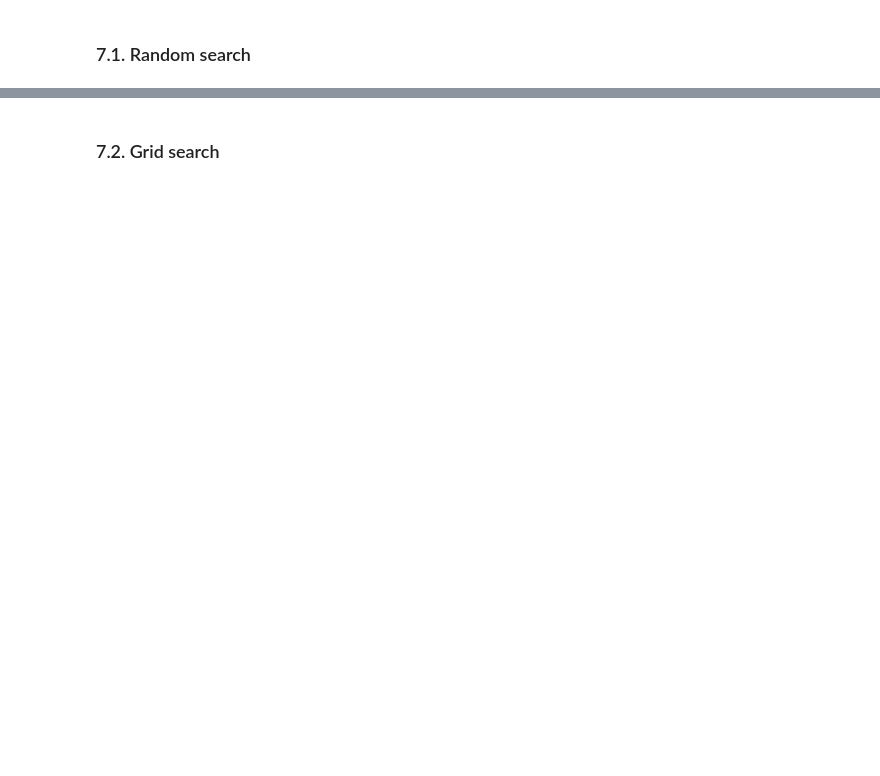
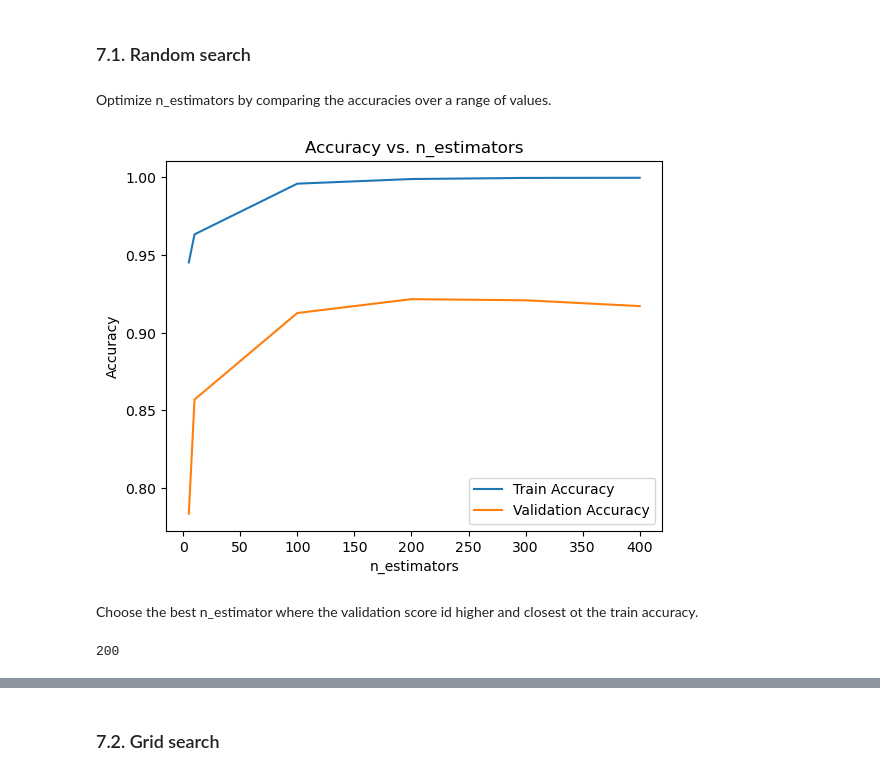
Before and after one commit to dfrancis-tech/email_spam, a Jupyter notebook: Baseline_Model.ipynb, the cells around one changed output, grey strips where cells are left out. Saved outputs shown, nothing was run; the diff lists cells and outputs as text; code cells hidden in the pictures; blank space fills up the shorter version.

Commit message:
model with xgboost

```diff
--- a/Baseline_Model.ipynb
+++ b/Baseline_Model.ipynb
@@ -1266,3 +1282,53 @@ final_f1.append(0.70)
 # %% [markdown]
 <a id = "rsxgb"></a>
 ### 7.1. Random search
+# %% [markdown]
+Optimize n_estimators by comparing the accuracies over a range of values.
+# %%
+# Initialize lists to store hyperparameters and accuracies
+nestimators = [5,10,100,200,300,400]
+train_scores = []
+val_scores = []
+
+for n in nestimators:
+    my_pipeline = [('model', xgb.XGBClassifier(n_estimators=n))
+                    ]
+    pipeline = Pipeline(my_pipeline)
+    pipeline.fit(X_train, y_train)
+
+    # Calculate train accuracy
+    train_accuracy = pipeline.score(X_train, y_train)
+    train_scores.append(train_accuracy)
+
+    # Calculate validation accuracy
+    val_accuracy = pipeline.score(X_validation, y_validation)
+    val_scores.append(val_accuracy)
+
+# Plot the graph
+plt.plot(nestimators, train_scores, label='Train Accuracy')
+plt.plot(nestimators, val_scores, label='Validation Accuracy')
+plt.xlabel('n_estimators')
+plt.ylabel('Accuracy')
+plt.title('Accuracy vs. n_estimators')
+plt.legend()
+plt.show()
+# %% [output]
+[figure, added]
+# %% [markdown]
+Choose the best n_estimator where the validation score id higher and closest ot the train accuracy.
+# %%
+# Find the indices where val_scores > 0.75
+val_indices = np.where(np.array(val_scores) > 0.80)[0]
+
+# Calculate the absolute difference between train_scores and val_scores
+abs_diff = np.abs(np.array(train_scores) - np.array(val_scores))
+
+# Find the index with the minimum absolute difference among the selected indices
+valid_indices = val_indices[abs_diff[val_indices].argmin()]
+
+# Get the corresponding best_n_features value
+best_nestimators = nestimators[valid_indices]
+
+best_nestimators
+# %% [output]
+200
```
Also changed, not shown: parts of 25 cells of this notebook.
